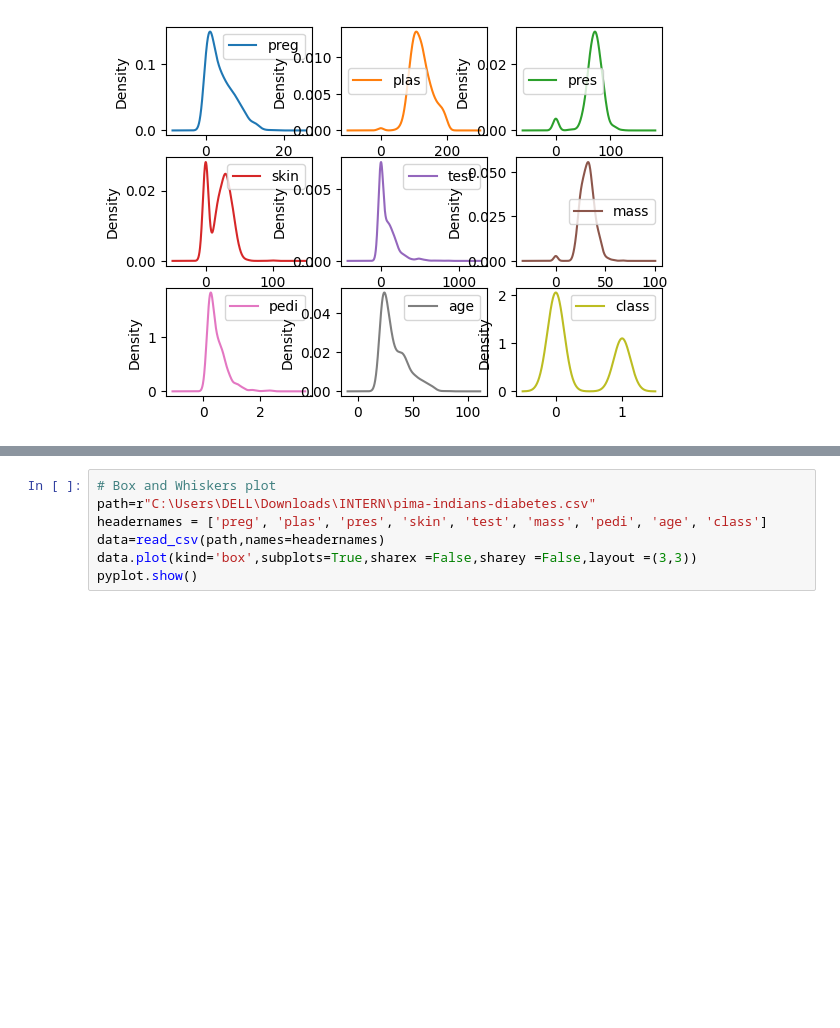
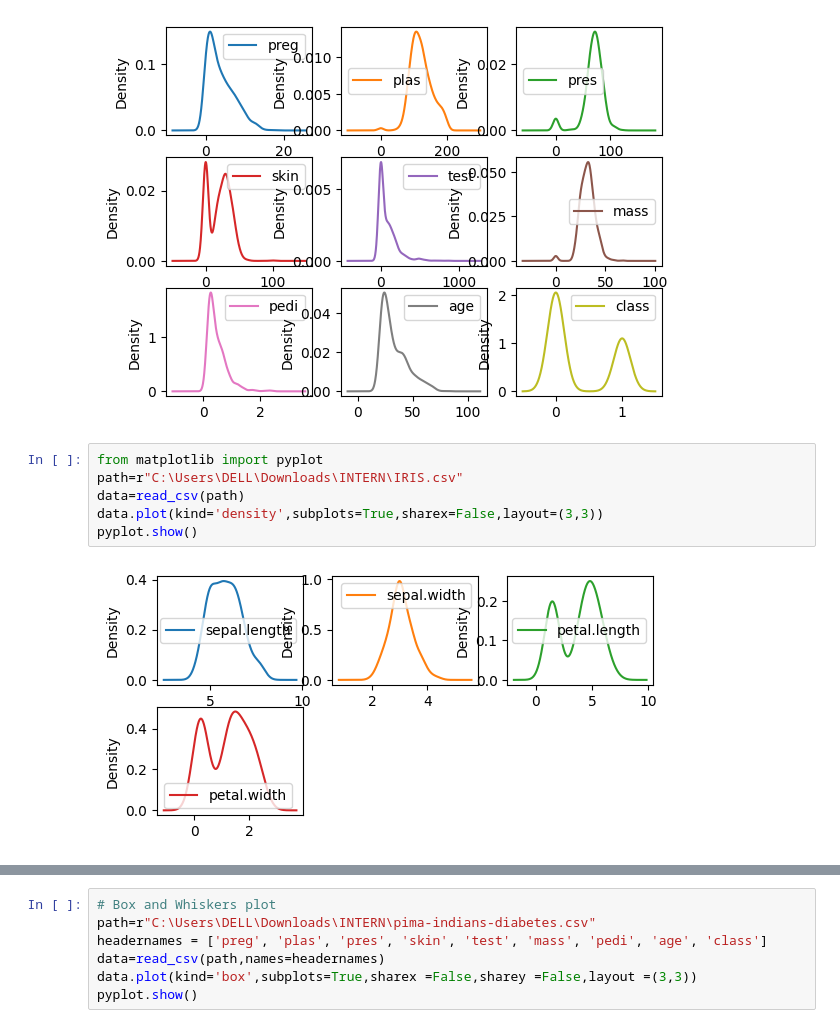
Before and after one commit to Danishyousuf19/fundamentals-of-machine-learning-, a Jupyter notebook: code/machine_learning.ipynb, the cells around one changed output, grey strips where cells are left out. Saved outputs shown, nothing was run; the diff lists cells and outputs as text; blank space fills up the shorter version.

```diff
--- a/code/machine_learning.ipynb
+++ b/code/machine_learning.ipynb
@@ -213,3 +204,11 @@ data.plot(kind='density',subplots=True,sharex=False,layout=(3,3))
 pyplot.show()
 # %% [output]
 [figure]
+# %%
+from matplotlib import pyplot
+path=r"C:\Users\DELL\Downloads\INTERN\IRIS.csv"
+data=read_csv(path)
+data.plot(kind='density',subplots=True,sharex=False,layout=(3,3))
+pyplot.show()
+# %% [output]
+[figure, added]
```
Also changed, not shown: parts of 19 cells of this notebook.
